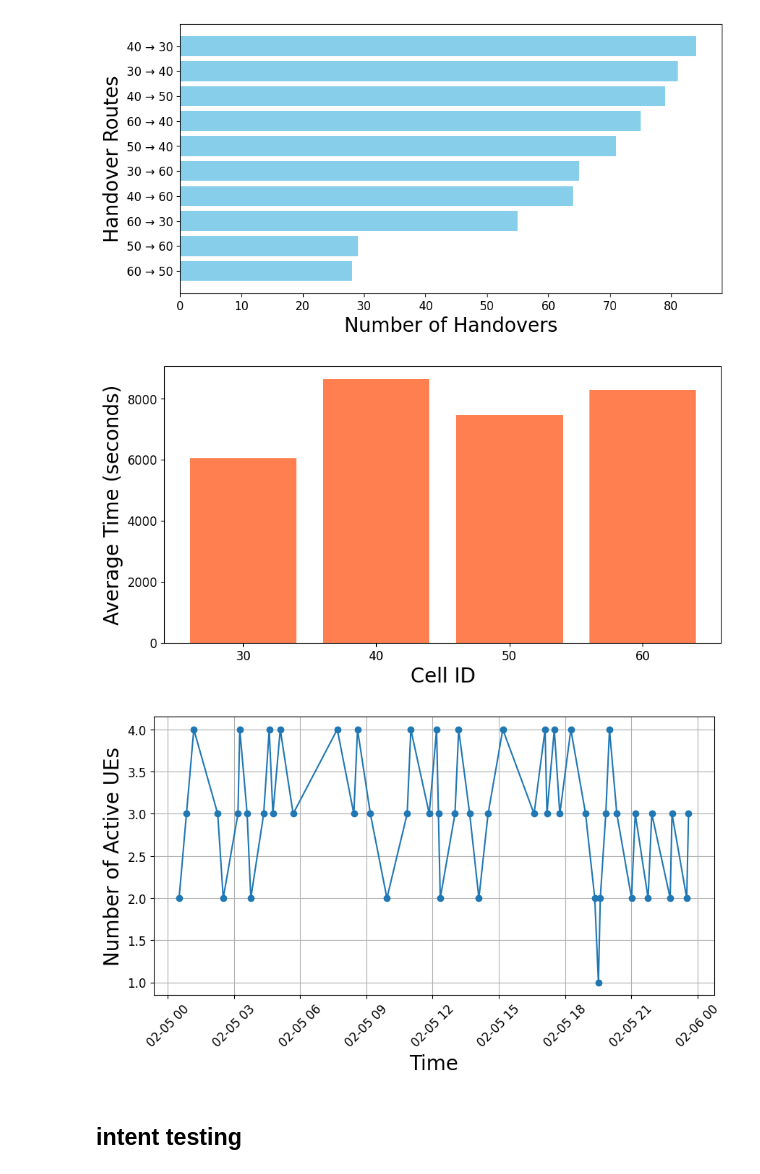
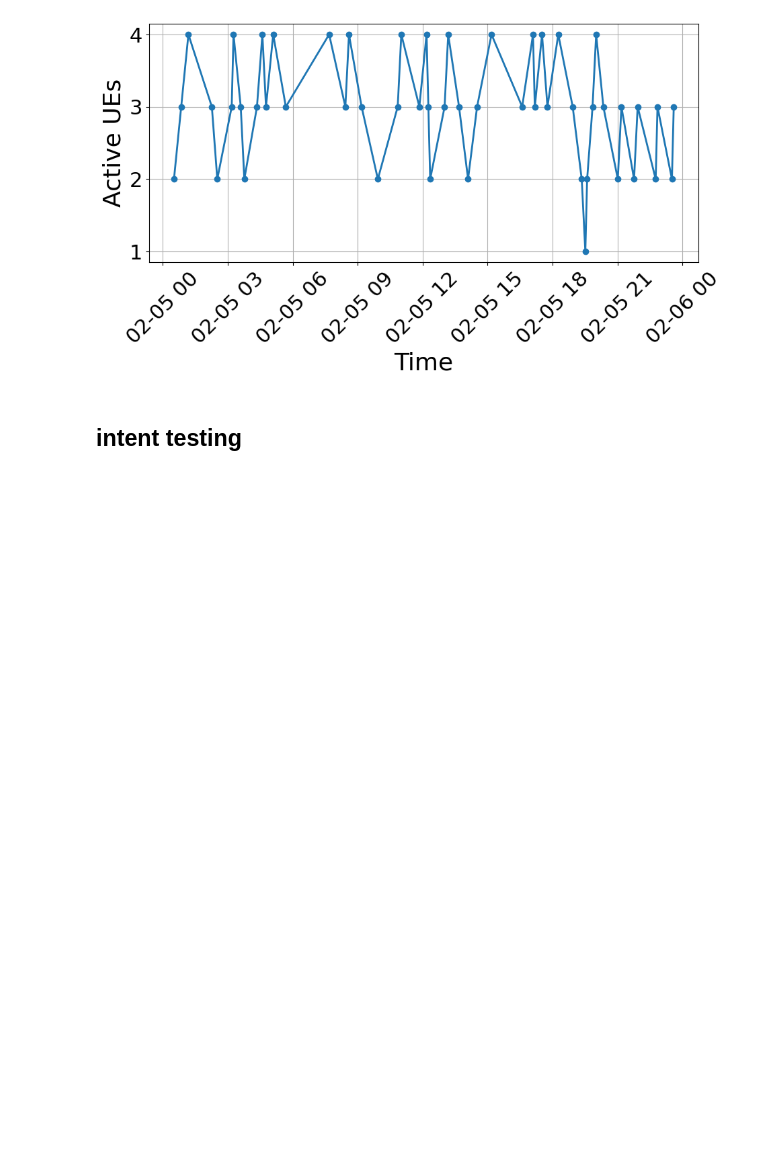
Before and after one commit to HenokDanielbfg/testbed, a Jupyter notebook: nwdaf.ipynb, the cells around one changed output. Drawn from its saved outputs; the diff is of its cells as text; code cells hidden in the pictures; blank space fills up the shorter version.

```diff
--- a/nwdaf.ipynb
+++ b/nwdaf.ipynb
@@ -26,60 +26,63 @@ prom = PrometheusConnect(url=PROMETHEUS_URL, disable_ssl=True)
 # %%
 import pandas as pd
 import matplotlib.pyplot as plt
 
 # Load datasets
 handover_df = pd.read_csv("/home/henokbfg/testbed/core dataset/03 Feb 2025 - 18 Feb 2025/df_location.csv", parse_dates=["time"])
 session_df = pd.read_csv("/home/henokbfg/testbed/core dataset/03 Feb 2025 - 18 Feb 2025/df_active.csv", parse_dates=["timestamp"])
 start_time = datetime(2025, 2, 5, 0, 0, 0)
 end_time = datetime(2025, 2, 5, 23, 59, 59)
 session_df['timestamp'] = pd.to_datetime(session_df['timestamp'])
 # Filter the DataFrame
 session_df = session_df[(session_df['timestamp'] >= start_time) & (session_df['timestamp'] <= end_time)]
 
 
 
-# Figure 2: Most Frequent Handover Routes
-handover_df.sort_values(by=["supi", "time"], inplace=True)
-handover_df["PreviousCell"] = handover_df.groupby("supi")["NrCellId"].shift(1)
-handover_routes = handover_df[handover_df["PreviousCell"].notna()].groupby(["PreviousCell", "NrCellId"]).size().reset_index(name="HandoverCount")
-handover_routes = handover_routes.sort_values(by="HandoverCount", ascending=False).head(10)
-plt.figure(figsize=(10, 5))
-plt.barh(handover_routes.apply(lambda x: f"{int(x['PreviousCell'])} → {int(x['NrCellId'])}", axis=1), handover_routes["HandoverCount"], color='skyblue')
-plt.xlabel("Number of Handovers", fontsize=20)
-plt.ylabel("Handover Routes", fontsize=20)
-# plt.title("Most Frequent Handover Routes")
-plt.gca().invert_yaxis()
-plt.savefig("handover_routes.png")
-plt.show()
+# # Figure 2: Most Frequent Handover Routes
+# handover_df.sort_values(by=["supi", "time"], inplace=True)
+# handover_df["PreviousCell"] = handover_df.groupby("supi")["NrCellId"].shift(1)
+# handover_routes = handover_df[handover_df["PreviousCell"].notna()].groupby(["PreviousCell", "NrCellId"]).size().reset_index(name="HandoverCount")
+# handover_routes = handover_routes.sort_values(by="HandoverCount", ascending=False).head(10)
+# plt.figure(figsize=(10, 5))
+# plt.barh(handover_routes.apply(lambda x: f"{int(x['PreviousCell'])} → {int(x['NrCellId'])}", axis=1), handover_routes["HandoverCount"], color='skyblue')
+# plt.xlabel("Number of Handovers", fontsize=20)
+# plt.ylabel("Handover Routes", fontsize=20)
+# # plt.title("Most Frequent Handover Routes")
+# plt.gca().invert_yaxis()
+# plt.savefig("handover_routes.png")
+# plt.show()
 
-# Figure 3: Average Time Before Handover Per Cell
-handover_df["TimeDiff"] = handover_df.groupby("supi")["time"].diff().dt.total_seconds()
-time_per_cell = handover_df.groupby("PreviousCell")["TimeDiff"].mean().reset_index()
-time_per_cell = time_per_cell.dropna()
-plt.figure(figsize=(10, 5))
-plt.bar(time_per_cell["PreviousCell"].astype(int).astype(str), time_per_cell["TimeDiff"], color='coral')
-plt.xlabel("Cell ID", fontsize=20)
-plt.ylabel("Average Time (seconds)", fontsize=20)
-# plt.title("Average Time Before Handover Per Cell")
-plt.savefig("handover_time_per_cell.png")
-plt.show()
+# # Figure 3: Average Time Before Handover Per Cell
+# handover_df["TimeDiff"] = handover_df.groupby("supi")["time"].diff().dt.total_seconds()
+# time_per_cell = handover_df.groupby("PreviousCell")["TimeDiff"].mean().reset_index()
+# time_per_cell = time_per_cell.dropna()
+# plt.figure(figsize=(10, 5))
+# plt.bar(time_per_cell["PreviousCell"].astype(int).astype(str), time_per_cell["TimeDiff"], color='coral')
+# plt.xlabel("Cell ID", fontsize=20)
+# plt.ylabel("Average Time (seconds)", fontsize=20)
+# # plt.title("Average Time Before Handover Per Cell")
+# plt.savefig("handover_time_per_cell.png")
+# plt.show()
 
 
 # Figure 6: Active UE Changes Over Time
-plt.figure(figsize=(10, 5))
-plt.plot(session_df["timestamp"], session_df["active_UEs"], marker='o', linestyle='-')
-plt.xlabel("Time", fontsize=20)
-plt.ylabel("Number of Active UEs", fontsize=20)
-# plt.title("Active UE Count Over Time")
+plt.figure(figsize=(10, 6))  # Increased figure size
+plt.plot(session_df["timestamp"], session_df["active_UEs"], marker='o', linestyle='-', linewidth=2, markersize=6)
+plt.xlabel("Time", fontsize=26)
+plt.ylabel("Active UEs", fontsize=26)
+plt.tick_params(axis='both', which='major', labelsize=22)
 plt.xticks(rotation=45)
-plt.grid()
+plt.grid(True)
 # plt.savefig("active_ue_over_time.png")
-plt.savefig("active_ue_over_time.pdf", dpi=800, format='pdf')
+# Add more padding at the bottom for the rotated x-axis labels
+plt.subplots_adjust(bottom=0.25)  # Increase bottom margin
+
+# Alternative to tight_layout() with more control
+plt.tight_layout(pad=2.0)  # Increase padding around the plot
+plt.savefig("active_ue.pdf", dpi=400, format='pdf')
 plt.show()
 # %% [output]
-[figure, old version]
+[figure, new version]
-[figure, removed]
-[figure, removed]
 # %% [markdown]
 ## intent testing
 # %%
```
Also changed, not shown: 7 other files.
